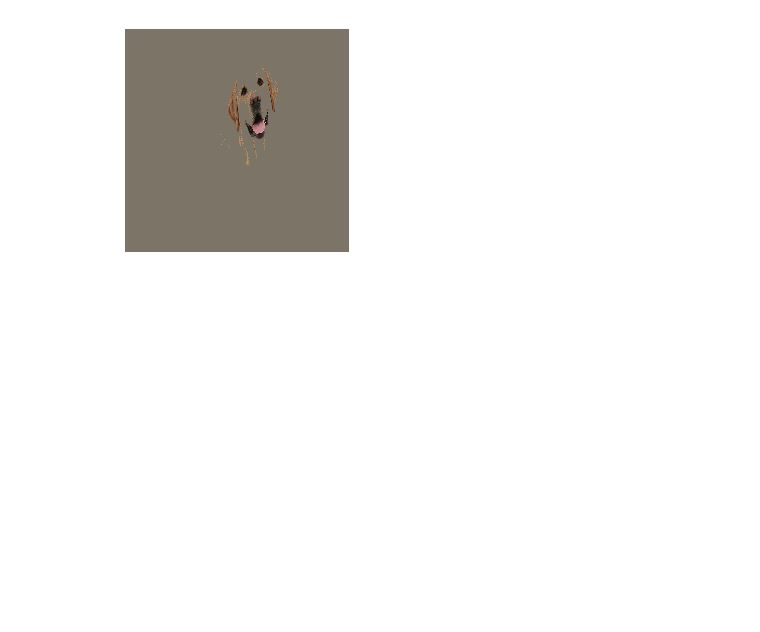
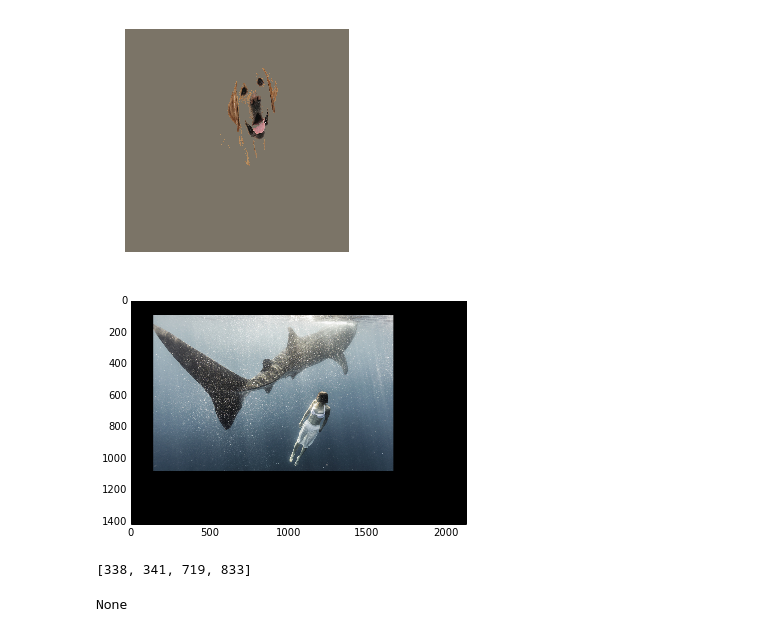
Before and after one commit to sdockal/FastObjectLocalization, a Jupyter notebook: Localization.ipynb, the cells around one changed output. Drawn from its saved outputs; the diff is of its cells as text; code cells hidden in the pictures; blank space fills up the shorter version.

Commit message:
Streamlined Code for Validation Scaling BBox for resized images implemented

```diff
--- a/Localization.ipynb
+++ b/Localization.ipynb
@@ -167,3 +139,23 @@ plt.axis("off")
 (-0.5, 223.5, 223.5, -0.5)
 [figure]
 [figure]
+# %%
+from library.localization import *
+
+imgf = 'Images/dolph.jpg'
+im = cv2.imread(imgf)
+
+#Get Bounding Box
+bbox_coords = bbox(im,model,class_no=338)
+#Visualize the Box on the original image
+visualize(im, bbox_coords)
+# %% [output]
+[figure, added]
+# %%
+filter(lambda x: 'pig' in CLASSES[x].lower(), range(1000))
+# %% [output]
+[338, 341, 719, 833]
+# %%
+print im
+# %% [output]
+None
```
Also changed, not shown: parts of 4 cells of this notebook, 7 other files.
